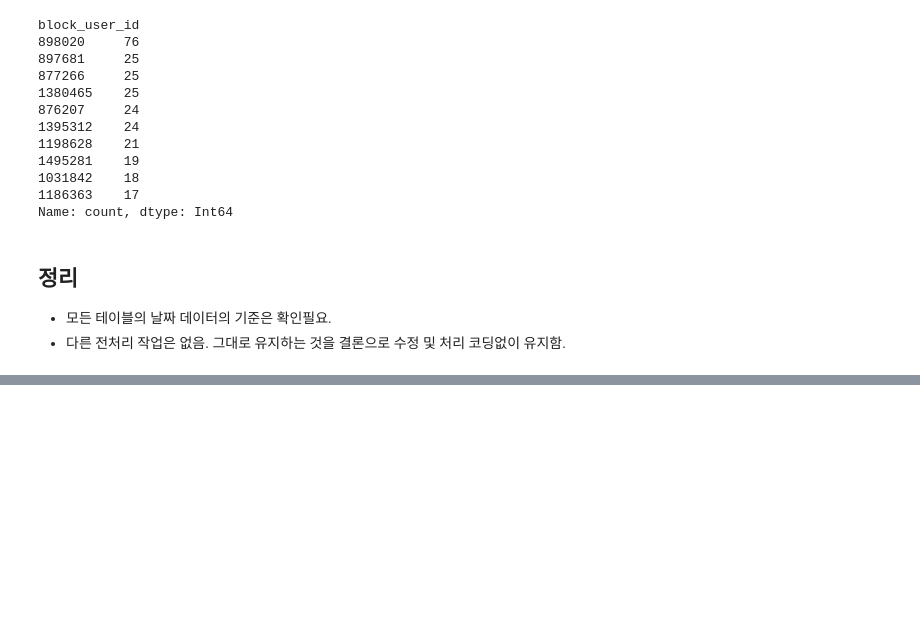
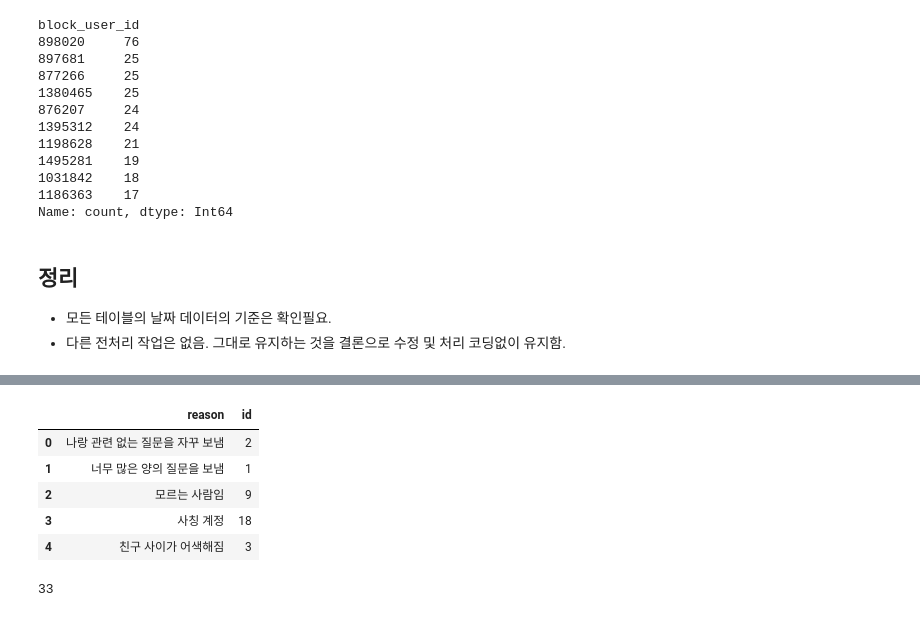
Before and after one commit to zoo-no-s/sns_service_analysis, a Jupyter notebook: src/preprocess/accounts_blockrecord.ipynb, the cells around one changed output, grey strips where cells are left out. Drawn from its saved outputs; the diff is of its cells as text; code cells hidden in the pictures; blank space fills up the shorter version.

```diff
--- a/src/preprocess/accounts_blockrecord.ipynb
+++ b/src/preprocess/accounts_blockrecord.ipynb
@@ -140,0 +173,13 @@ Name: count, dtype: Int64
+# %%
+self_df.groupby('reason')['id'].count().reset_index()
+# %% [output]
+|  | reason | id |
+| 0 | 나랑 관련 없는 질문을 자꾸 보냄 | 2 |
+| 1 | 너무 많은 양의 질문을 보냄 | 1 |
+| 2 | 모르는 사람임 | 9 |
+| 3 | 사칭 계정 | 18 |
+| 4 | 친구 사이가 어색해짐 | 3 |
+# %%
+self_df['user_id'].nunique()
+# %% [output]
+33
```
Also changed, not shown: parts of 5 cells of this notebook, 2 other files.
